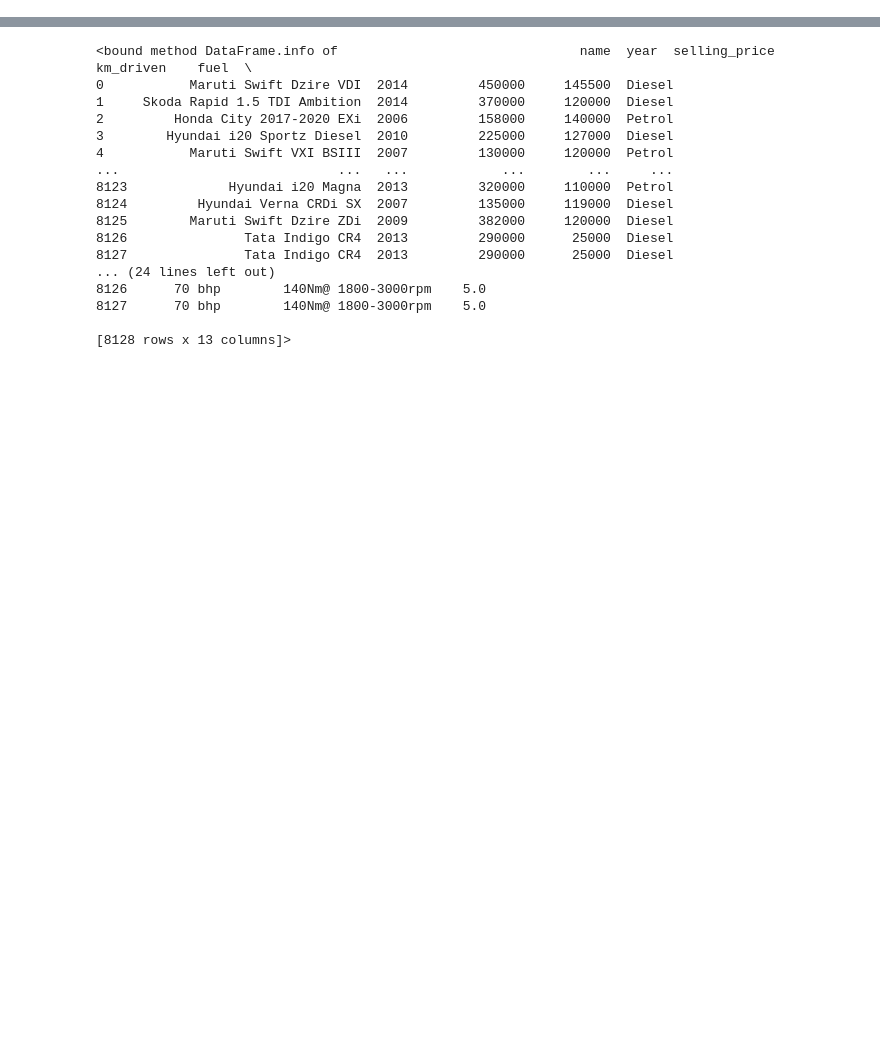
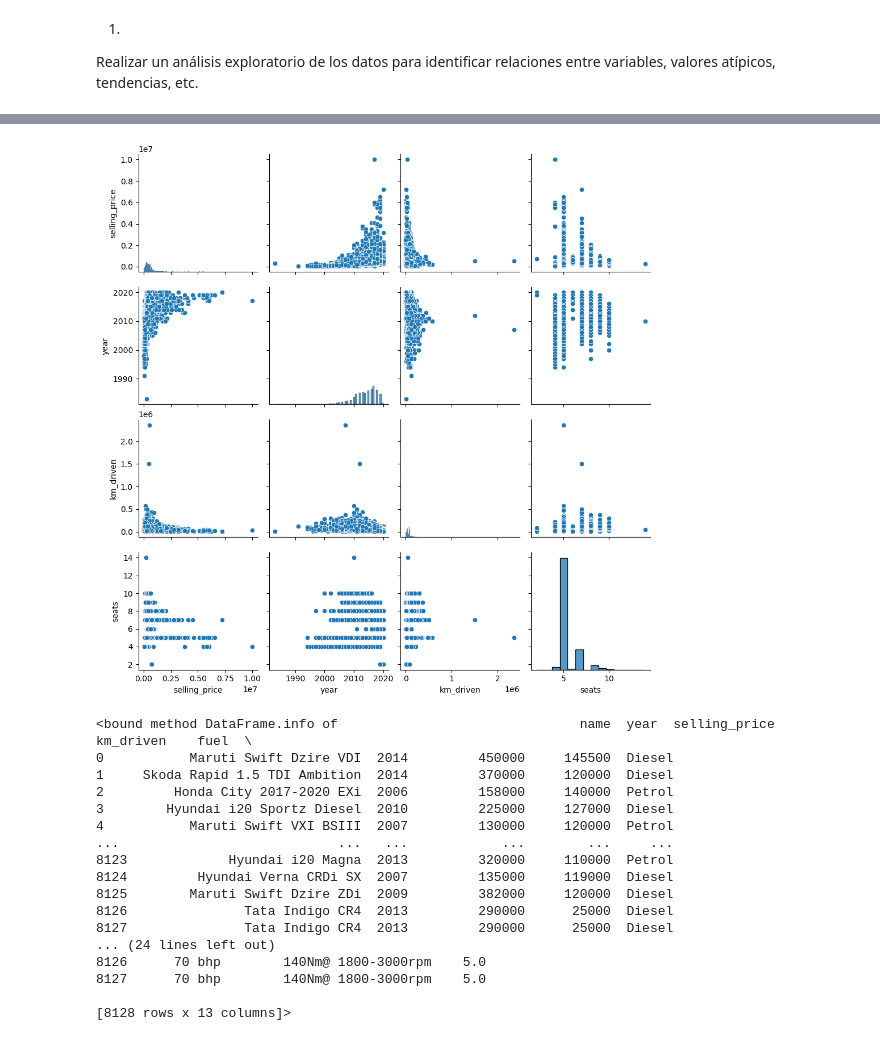
Before and after one commit to FelixRosalesG/ProyectoAlgoritmosSupervisado, a Jupyter notebook: RegresionLinealT3.ipynb, the cells around one changed output, grey strips where cells are left out. Saved outputs shown, nothing was run; the diff lists cells and outputs as text; code cells hidden in the pictures; blank space fills up the shorter version.

```diff
--- a/RegresionLinealT3.ipynb
+++ b/RegresionLinealT3.ipynb
@@ -1 +1,4 @@
+# %% [markdown]
+1.
+Realizar un análisis exploratorio de los datos para identificar relaciones entre variables, valores atípicos, tendencias, etc.
 # %%
@@ -29,8 +33,10 @@ conjuntoDatos.head(50)
 | 48 | Toyota Innova 2.5 G (Diesel) 7 Se... | 2013 | 700000 | 99000 | Diesel | Dealer | Manual | First Owner | 12.99 kmpl | ... |
 | 49 | Mercedes-Benz B Class B180 | 2014 | 1450000 | 27800 | Diesel | Dealer | Automatic | Second Owner | 14.8 kmpl | ... |
 # %%
-#sns.pairplot(conjuntoDatos[['selling_price','year','km_driven','seats']])
-#mplot.show()
+sns.pairplot(conjuntoDatos[['selling_price','year','km_driven','seats']])
+mplot.show()
+# %% [output]
+[figure, added]
 # %%
 conjuntoDatos.info
 # %% [output]
```
Also changed, not shown: parts of 18 cells of this notebook.
